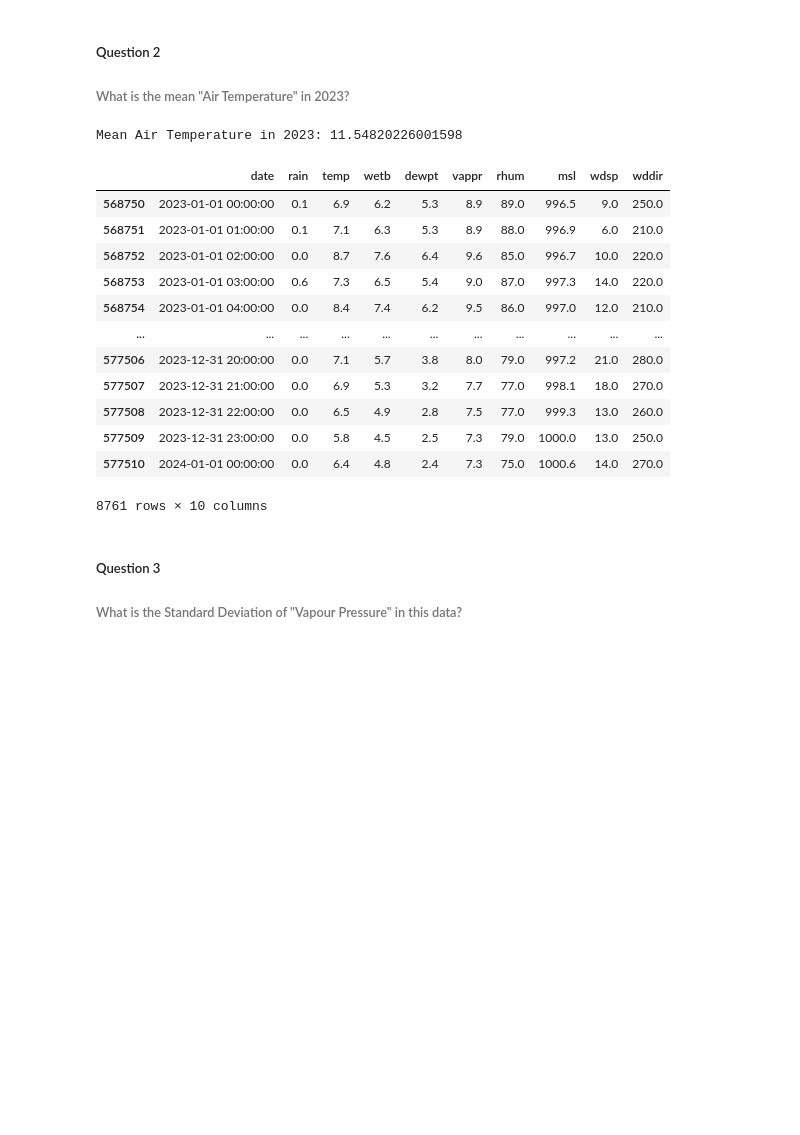
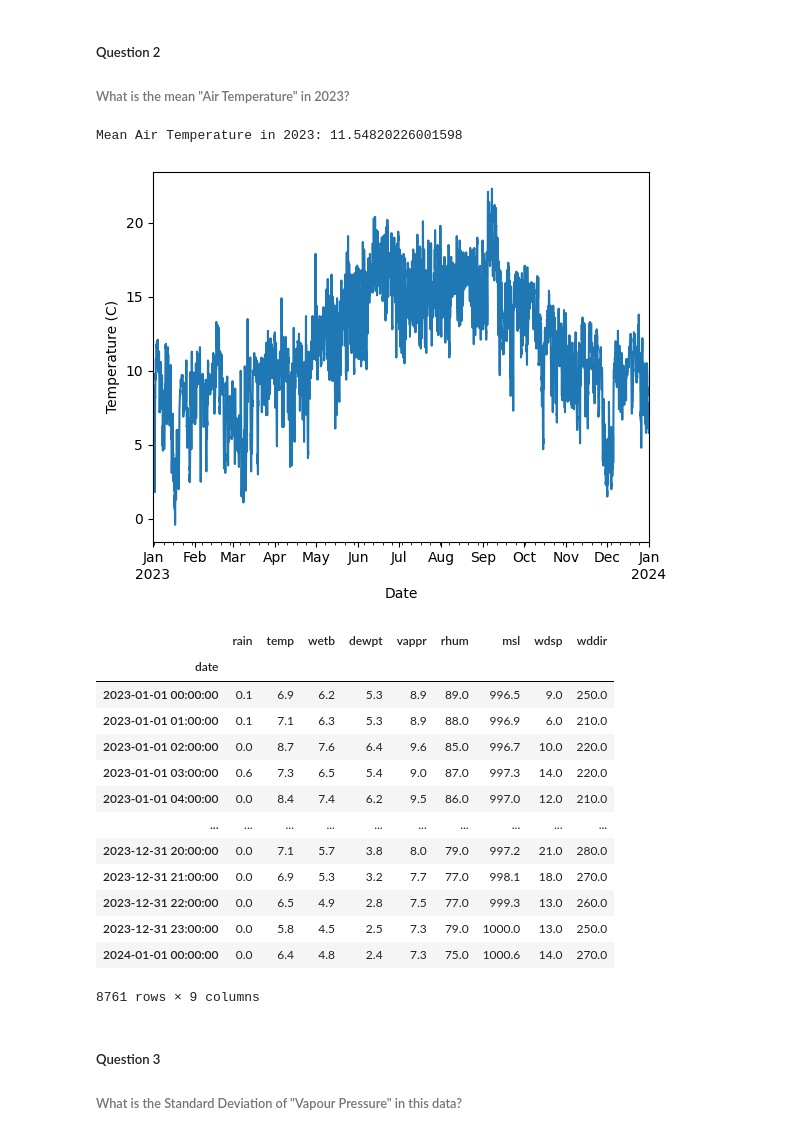
Before and after one commit to felipedds/weather-analysis, a Jupyter notebook: notebooks/analysis.ipynb, the cells around one changed output. Drawn from its saved outputs; the diff is of its cells as text; code cells hidden in the pictures; blank space fills up the shorter version.

```diff
--- a/notebooks/analysis.ipynb
+++ b/notebooks/analysis.ipynb
@@ -137,23 +138,33 @@ Name: wdsp, dtype: int64
 # %%
 df_2023 = data[(data["date"] >= "2023-01-01") & (data["date"] <= "2024-01-01")]
 mean_air_temperature_2023 = df_2023["temp"].mean()
 print("Mean Air Temperature in 2023:", mean_air_temperature_2023)
+
+df_2023.set_index("date", inplace=True)
+df_2023["temp"].plot()
+plt.xlabel('Date')
+plt.ylabel('Temperature (C)')
+
+# Display the plot
+plt.show()
 df_2023
 # %% [output]
 Mean Air Temperature in 2023: 11.54820226001598
+[figure, added]
-|  | date | rain | temp | wetb | dewpt | vappr | rhum | msl | wdsp | wddir |
-| 568750 | 2023-01-01 00:00:00 | 0.1 | 6.9 | 6.2 | 5.3 | 8.9 | 89.0 | 996.5 | 9.0 | 250.0 |
-| 568751 | 2023-01-01 01:00:00 | 0.1 | 7.1 | 6.3 | 5.3 | 8.9 | 88.0 | 996.9 | 6.0 | 210.0 |
-| 568752 | 2023-01-01 02:00:00 | 0.0 | 8.7 | 7.6 | 6.4 | 9.6 | 85.0 | 996.7 | 10.0 | 220.0 |
-| 568753 | 2023-01-01 03:00:00 | 0.6 | 7.3 | 6.5 | 5.4 | 9.0 | 87.0 | 997.3 | 14.0 | 220.0 |
-| 568754 | 2023-01-01 04:00:00 | 0.0 | 8.4 | 7.4 | 6.2 | 9.5 | 86.0 | 997.0 | 12.0 | 210.0 |
-| ... | ... | ... | ... | ... | ... | ... | ... | ... | ... | ... |
-| 577506 | 2023-12-31 20:00:00 | 0.0 | 7.1 | 5.7 | 3.8 | 8.0 | 79.0 | 997.2 | 21.0 | 280.0 |
-| 577507 | 2023-12-31 21:00:00 | 0.0 | 6.9 | 5.3 | 3.2 | 7.7 | 77.0 | 998.1 | 18.0 | 270.0 |
-| 577508 | 2023-12-31 22:00:00 | 0.0 | 6.5 | 4.9 | 2.8 | 7.5 | 77.0 | 999.3 | 13.0 | 260.0 |
-| 577509 | 2023-12-31 23:00:00 | 0.0 | 5.8 | 4.5 | 2.5 | 7.3 | 79.0 | 1000.0 | 13.0 | 250.0 |
-| 577510 | 2024-01-01 00:00:00 | 0.0 | 6.4 | 4.8 | 2.4 | 7.3 | 75.0 | 1000.6 | 14.0 | 270.0 |
+|  | rain | temp | wetb | dewpt | vappr | rhum | msl | wdsp | wddir |
+| date |  |  |  |  |  |  |  |  |  |
+| 2023-01-01 00:00:00 | 0.1 | 6.9 | 6.2 | 5.3 | 8.9 | 89.0 | 996.5 | 9.0 | 250.0 |
+| 2023-01-01 01:00:00 | 0.1 | 7.1 | 6.3 | 5.3 | 8.9 | 88.0 | 996.9 | 6.0 | 210.0 |
+| 2023-01-01 02:00:00 | 0.0 | 8.7 | 7.6 | 6.4 | 9.6 | 85.0 | 996.7 | 10.0 | 220.0 |
+| 2023-01-01 03:00:00 | 0.6 | 7.3 | 6.5 | 5.4 | 9.0 | 87.0 | 997.3 | 14.0 | 220.0 |
+| 2023-01-01 04:00:00 | 0.0 | 8.4 | 7.4 | 6.2 | 9.5 | 86.0 | 997.0 | 12.0 | 210.0 |
+| ... | ... | ... | ... | ... | ... | ... | ... | ... | ... |
+| 2023-12-31 20:00:00 | 0.0 | 7.1 | 5.7 | 3.8 | 8.0 | 79.0 | 997.2 | 21.0 | 280.0 |
+| 2023-12-31 21:00:00 | 0.0 | 6.9 | 5.3 | 3.2 | 7.7 | 77.0 | 998.1 | 18.0 | 270.0 |
+| 2023-12-31 22:00:00 | 0.0 | 6.5 | 4.9 | 2.8 | 7.5 | 77.0 | 999.3 | 13.0 | 260.0 |
+| 2023-12-31 23:00:00 | 0.0 | 5.8 | 4.5 | 2.5 | 7.3 | 79.0 | 1000.0 | 13.0 | 250.0 |
+| 2024-01-01 00:00:00 | 0.0 | 6.4 | 4.8 | 2.4 | 7.3 | 75.0 | 1000.6 | 14.0 | 270.0 |
-8761 rows × 10 columns
+8761 rows × 9 columns
 # %% [markdown]
 ##### Question 3
 ###### What is the Standard Deviation of "Vapour Pressure" in this data?
```
Also changed, not shown: parts of 1 cell of this notebook, 1 other file.
